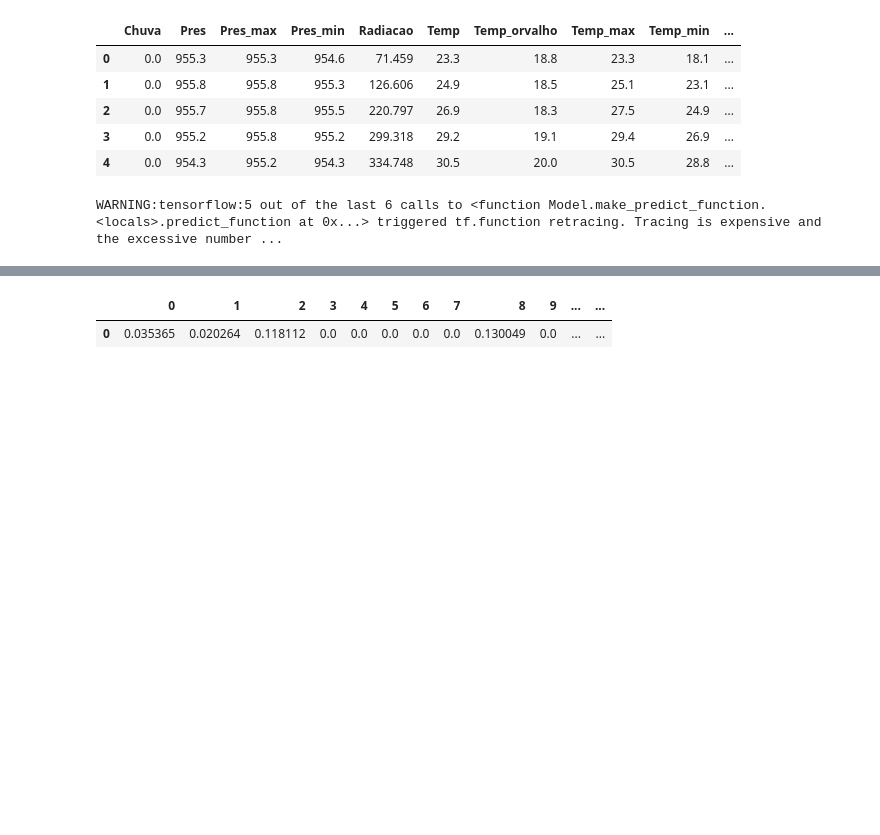
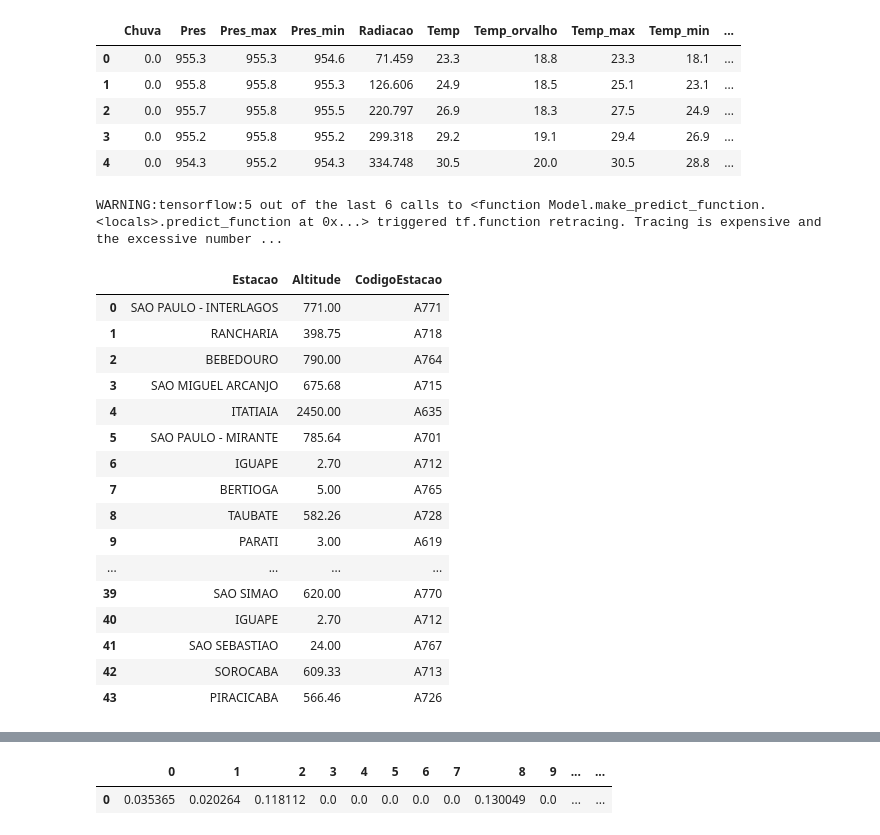
Before and after one commit to thamirisbrandao/rain-prediction-machine, a Jupyter notebook: notebooks/Untitled1.ipynb, the cells around one changed output, grey strips where cells are left out. Cells and saved outputs as stored; diff of their text form; code cells hidden in the pictures; blank space fills up the shorter version.

```diff
--- a/notebooks/Untitled1.ipynb
+++ b/notebooks/Untitled1.ipynb
@@ -180,3 +180,26 @@ for codigoestacao, nome_modelo in zip(codigosestacao, nome_modelos):
     df_pred['Longitude'] = df['Longitude']
 # %% [output]
 WARNING:tensorflow:5 out of the last 6 calls to <function Model.make_predict_function.<locals>.predict_function at 0x...> triggered tf.function retracing. Tracing is expensive and the excessive number ...
+# %%
+read_csv_to_api = pd.read_csv('/home/thamirisbrandao/code/thamirisbrandao/rain-prediction-machine/raw_data/info_to_api.csv')
+nome_modelos = read_csv_to_api.Estacao.apply(lambda name: name.split(' ')[-1]).to_list()
+# %%
+read_csv_to_api
+# %% [output]
+|  | Estacao | Altitude | CodigoEstacao |
+| 0 | SAO PAULO - INTERLAGOS | 771.00 | A771 |
+| 1 | RANCHARIA | 398.75 | A718 |
+| 2 | BEBEDOURO | 790.00 | A764 |
+| 3 | SAO MIGUEL ARCANJO | 675.68 | A715 |
+| 4 | ITATIAIA | 2450.00 | A635 |
+| 5 | SAO PAULO - MIRANTE | 785.64 | A701 |
+| 6 | IGUAPE | 2.70 | A712 |
+| 7 | BERTIOGA | 5.00 | A765 |
+| 8 | TAUBATE | 582.26 | A728 |
+| 9 | PARATI | 3.00 | A619 |
+| ... | ... | ... | ... |
+| 39 | SAO SIMAO | 620.00 | A770 |
+| 40 | IGUAPE | 2.70 | A712 |
+| 41 | SAO SEBASTIAO | 24.00 | A767 |
+| 42 | SOROCABA | 609.33 | A713 |
+| 43 | PIRACICABA | 566.46 | A726 |
```
Also changed, not shown: parts of 1 cell of this notebook, 4 other files.
